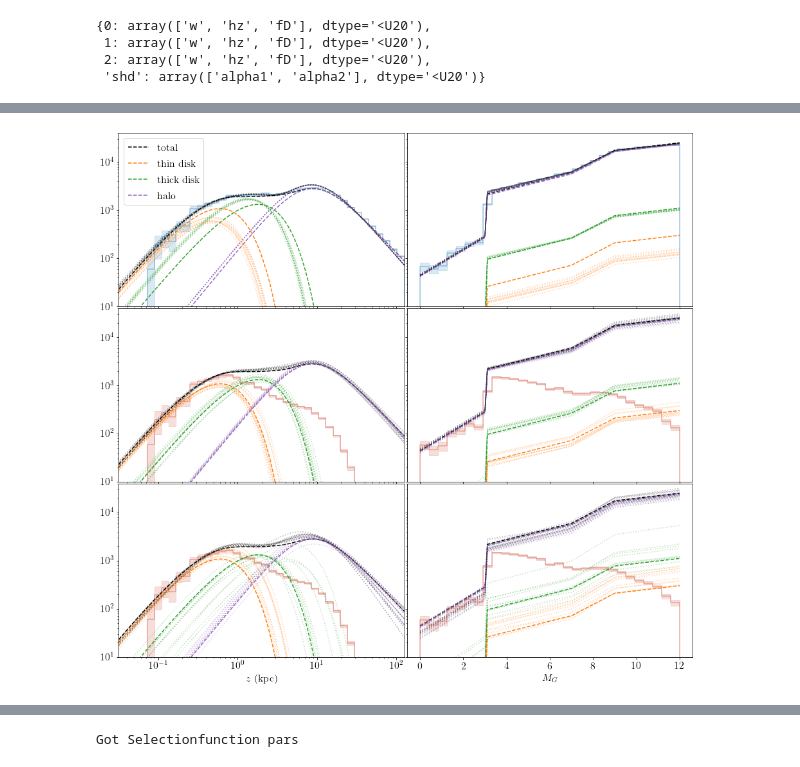
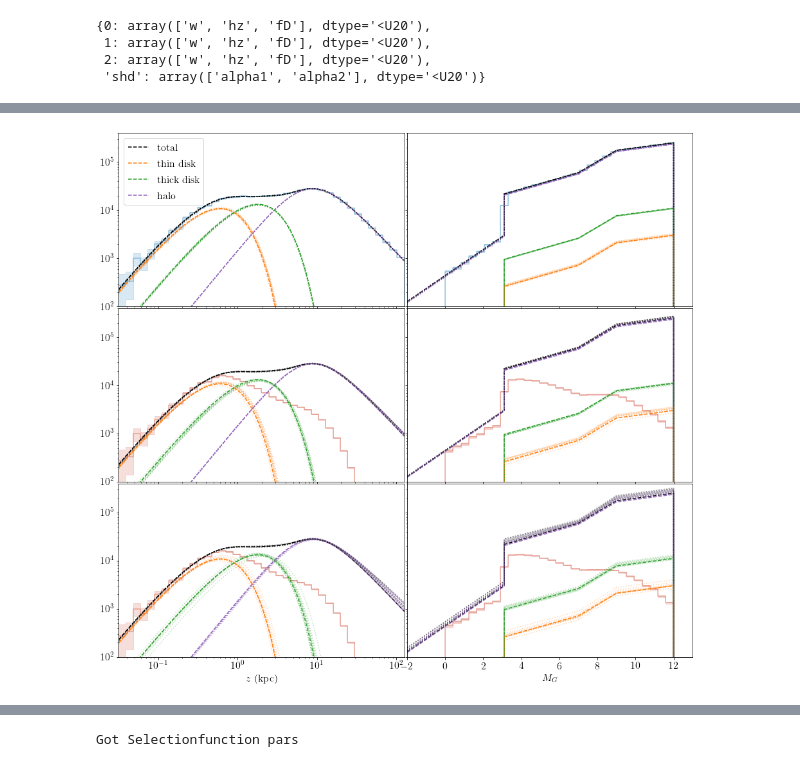
Before and after one commit to aeverall/mwtrace, a Jupyter notebook: mockmodel/Results.ipynb, the cells around one changed output, grey strips where cells are left out. Saved outputs shown, nothing was run; the diff lists cells and outputs as text; code cells hidden in the pictures.

```diff
--- a/mockmodel/Results.ipynb
+++ b/mockmodel/Results.ipynb
@@ -76,6 +79,9 @@ for j in range(3): true_pars[j]['w']*=len(sample['source_id'])
 
 # Apply Gaia Selection Function
 # sample['gaiasf_subset'] = sf_utils.apply_gaiasf(sample['l'], np.arcsin(sample['sinb']), sample['m'])[0]
+# %%
+model_full = mwfit(sf_bool=False, perr_bool=False)
+model_full.load(f'/data/asfe2/Projects/mwtrace_data/mockmodel/mock_{file}_{size}_full_015.h')
 # %%
 sample['sf_subset'] = sf_subset.copy()
 # %%
@@ -111,3 +117,5 @@ model_sf_perr.free_pars
  1: array(['w', 'hz', 'fD'], dtype='<U20'),
  2: array(['w', 'hz', 'fD'], dtype='<U20'),
  'shd': array(['alpha1', 'alpha2'], dtype='<U20')}
+# %%
+model_full.mcmc_results['chain']['full_mcmc'][:,:,[0,3,6]] -= np.log(10)
@@ -158,39 +186,40 @@ for jj, model in enumerate([model_full, model_sf, model_sf_perr]):
     plt.xlim(10**zlim[0],10**zlim[1])
     if jj==0: plt.legend()
 
     plt.sca(axes[jj,1])
-    M_arr = np.sort(np.append(np.linspace(0.,11.,100),
-                              np.array([true_pars['Mx'], true_pars['Mms'], true_pars['Mms1'],
-                                        true_pars['Mms2']])))
+    fixed_mags = np.array([true_pars['Mx'], true_pars['Mms'],
+                           true_pars['Mms1'], true_pars['Mms2'],
+                           true_pars[0]['Mto'], true_pars[1]['Mto'], true_pars[2]['Mto']])
+    M_arr = np.sort(np.hstack((np.linspace(-2.,13.,100), fixed_mags-1e-5, fixed_mags+1e-5)))
     axes[jj,1].plot(M_arr, dh_msto.M_model(M_arr, true_parameters, fid_pars=model.fid_pars), **true_kwargs[0])
 
     if jj==0:
         plotting.plot_hist(sample['M'], np.linspace(0,true_pars['Mx'],30), ax=axes[jj,1], fill_poisson=True,
                       plot_kwargs={'c':cm.RdBu(0.8), 'alpha':0.5}, fill_kwargs={'color':cm.RdBu(0.8),'alpha':0.2})
     else:
         plotting.plot_hist(sample['M'][sample['sf_subset']], np.linspace(0,true_pars['Mx'],30), ax=axes[jj,1], fill_poisson=True,
                       plot_kwargs={'c':cm.RdBu(0.2), 'alpha':0.5}, fill_kwargs={'color':cm.RdBu(0.2),'alpha':0.2})
 
     components = dh_msto.M_model(M_arr, true_params_f, fid_pars=model.fid_pars, model='all')
     for i in range(3): axes[jj,1].plot(M_arr, components[:,i], **true_kwargs[i+1])
 
     for mcmc_sample in mcmc_samples:
         axes[jj,1].plot(M_arr, dh_msto.M_model(M_arr, mcmc_sample, fid_pars=model.fid_pars), **mcmc_kwargs[0])
 
         components = dh_msto.M_model(M_arr, mcmc_sample, fid_pars=model.fid_pars, model='all')
         for i in range(3): axes[jj,1].plot(M_arr, components[:,i], **mcmc_kwargs[i+1])
 
 
 plt.sca(axes[2,0]); plt.xscale('log'), plt.yscale('log'); plt.xlabel(r'$z$ (kpc)');
-plt.sca(axes[2,1]); plt.yscale('log'); plt.xlabel(r'$M_G$')
+plt.sca(axes[2,1]); plt.yscale('log'); plt.xlabel(r'$M_G$'); plt.xlim(M_arr[0], M_arr[-1])
 
 plt.subplots_adjust(wspace=0.01, hspace=0.01)
 
-plt.ylim(10.,40000)#100000000)
+plt.ylim(100.,400000)#100000000)
 
 plt.savefig(f'figs/mock_{file}_{size}_{run_id:03d}_zM_disthist.png', bbox_inches='tight', dpi=200)
 # %% [output]
-[figure, old version]
+[figure, new version]
 # %%
 plt.rc('axes', labelsize=ndim*3)
 plt.rc('xtick',labelsize=ndim*3)
```
Also changed, not shown: parts of 17 cells of this notebook, 1 other file.
